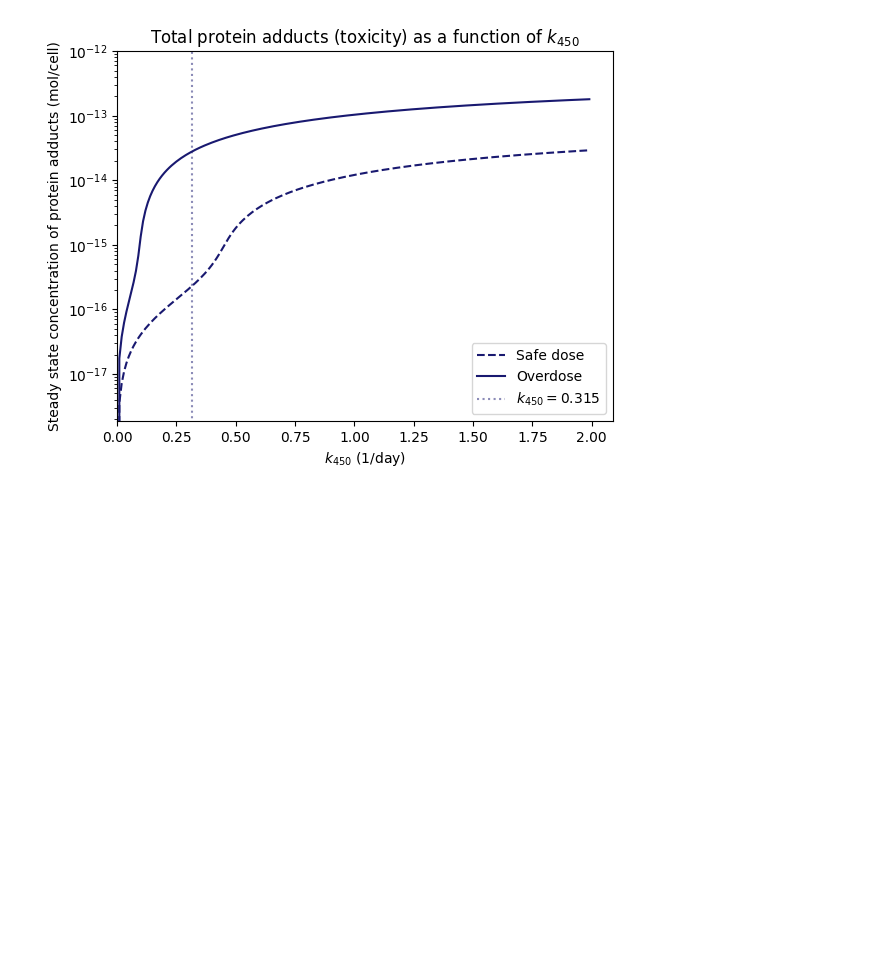
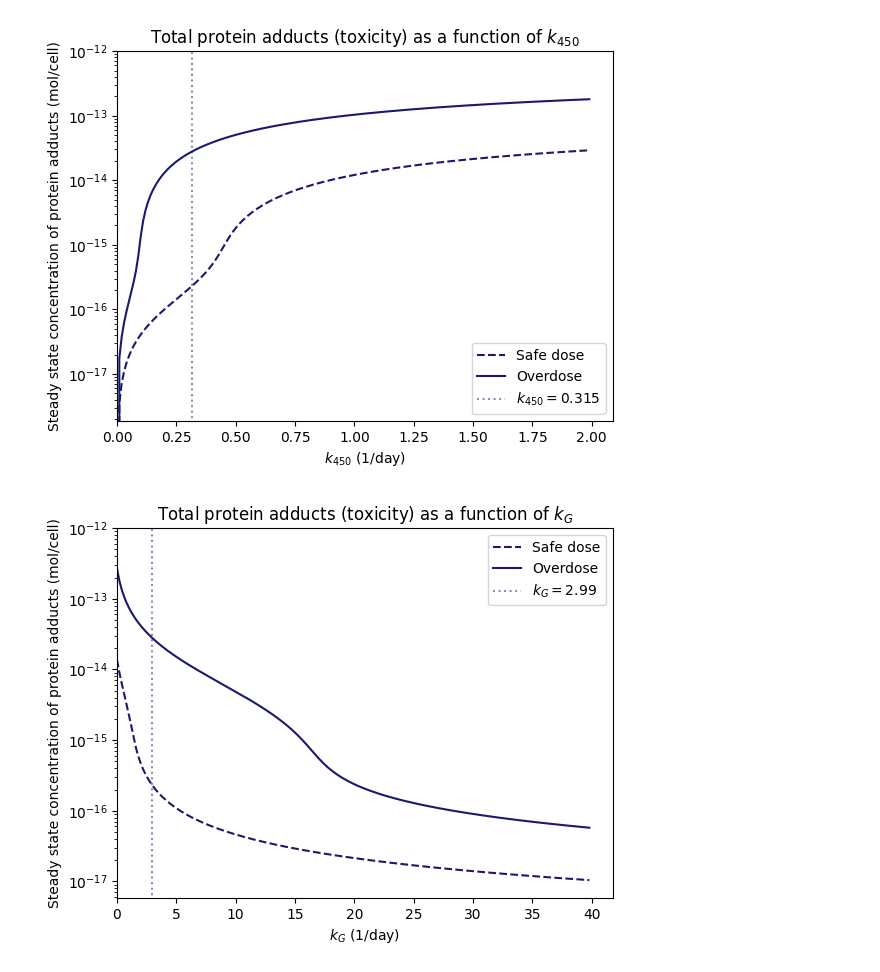
Before and after one commit to magicplankton/BIOL-AMATH-382-Project, a Jupyter notebook: simulation.ipynb, the cells around one changed output. Drawn from its saved outputs; the diff is of its cells as text; code cells hidden in the pictures; blank space fills up the shorter version.

```diff
--- a/simulation.ipynb
+++ b/simulation.ipynb
@@ -180,33 +183,35 @@ plt.show()
 # %%
 k_450 = 0.315 # 1/day
 P0 = [(1.32e-13) * 10**15, (5.28e-13) * 10**15] # femtomoles/cell
 
 # times
 t_min = 0
 t_max = 5
 dt = 0.001
 times = np.arange(t_min, t_max+dt, dt) #generate time-grid list
 
 safe_dose = []
 overdose = []
 
-for k in np.arange(0, 40, 0.01):
+for k in np.arange(0, 40, 0.2):
     k_G = k
     F0 = [P0[0], b_s/d_s, 0, b_G/d_G, 0]
     F = odeint(dFdt_original, F0, times)
     safe_dose.append(F[-1,4])
     F0 = [P0[1], b_s/d_s, 0, b_G/d_G, 0]
     F = odeint(dFdt_original, F0, times)
     overdose.append(F[-1,4])
 
-plt.plot(np.arange(0, 2, 0.01), np.array(safe_dose) * 10**-15, '--', color='midnightblue', label='Safe dose')
-plt.plot(np.arange(0, 2, 0.01), np.array(overdose) * 10**-15, color='midnightblue', label='Overdose')
+plt.plot(np.arange(0, 40, 0.2), np.array(safe_dose) * 10**-15, '--', color='midnightblue', label='Safe dose')
+plt.plot(np.arange(0, 40, 0.2), np.array(overdose) * 10**-15, color='midnightblue', label='Overdose')
 plt.plot([2.99, 2.99], [0, 10e-13], ":", color='midnightblue', alpha=0.5, label='$k_{{G}}=2.99$')
 plt.yscale('log')
 plt.xlim(0,)
 plt.ylim(0, 10e-13)
-plt.title("Total protein adducts (toxicity) as a function of $k_{{450}}$")
+plt.title("Total protein adducts (toxicity) as a function of $k_{{G}}$")
 plt.ylabel("Steady state concentration of protein adducts (mol/cell)")
 plt.xlabel("$k_{{G}}$ (1/day)")
 plt.legend()
 plt.show()
+# %% [output]
+[figure, added]
```
Also changed, not shown: parts of 2 cells of this notebook.
